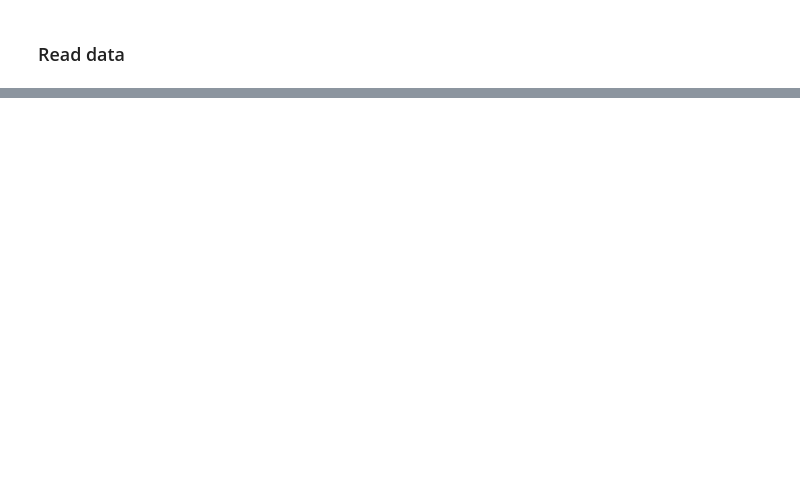
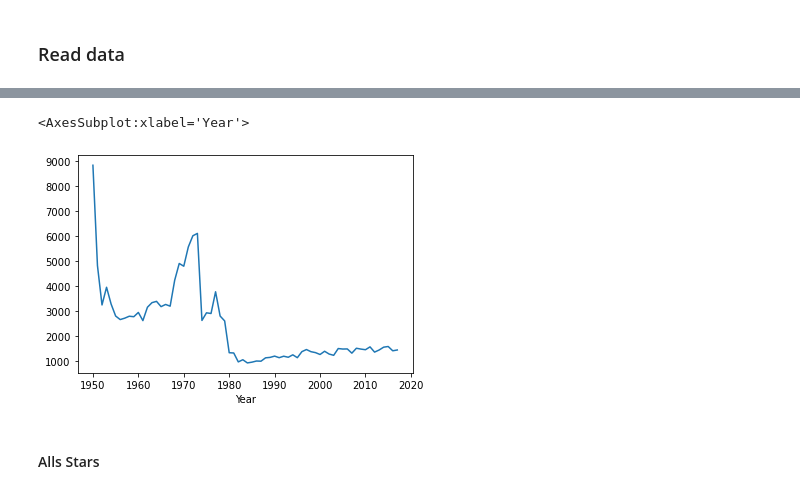
Before and after one commit to angarr/nba-players, a Jupyter notebook: code/EDA.ipynb, the cells around one changed output, grey strips where cells are left out. Cells and saved outputs as stored; diff of their text form; code cells hidden in the pictures; blank space fills up the shorter version.

Commit message:
agrega prueba de concepto modelo all star

```diff
--- a/code/EDA.ipynb
+++ b/code/EDA.ipynb
@@ -118,0 +148,2 @@ d["basketball_player_allstar"].head(1)
+# %%
+dfPlay = dfPlay[['name','year_start','year_end','position']].copy()
@@ -118,0 +167,4 @@ d["basketball_player_allstar"].head(1)
+# %%
+print(len(dfSeason))
+df = dfSeason.merge(dfPlayers, how = 'left', left_on = 'Player', right_on = 'Player')
+print(len(df))
@@ -118,0 +174,4 @@ d["basketball_player_allstar"].head(1)
+# %%
+dfPlay['Year'] = dfPlay.apply(lambda x: list(range(x['year_start'],x['year_end']+1)),axis=1)
+dfPlay = dfPlay.explode('Year').reset_index(drop=True)
+dfPlay.head()
@@ -118,0 +185,5 @@ d["basketball_player_allstar"].head(1)
+# %%
+dfPlay = dfPlay.drop_duplicates(['name','Year'],keep='first').copy()
+print(len(df))
+df2 = df.merge(dfPlay, how = 'left', left_on = ['Player','Year'], right_on = ['name','Year'])
+print(len(df2))
@@ -118,0 +203,5 @@ d["basketball_player_allstar"].head(1)
+# %%
+df2[df2.columns.difference(['Year'])].isnull().groupby(df2.Year).sum().astype(int).T.sum().plot()
+# %% [output]
+<AxesSubplot:xlabel='Year'>
+[figure, added]
@@ -118,0 +219,2 @@ d["basketball_player_allstar"].head(1)
+# %% [markdown]
+#### Alls Stars
```
Also changed, not shown: parts of 74 cells of this notebook.
